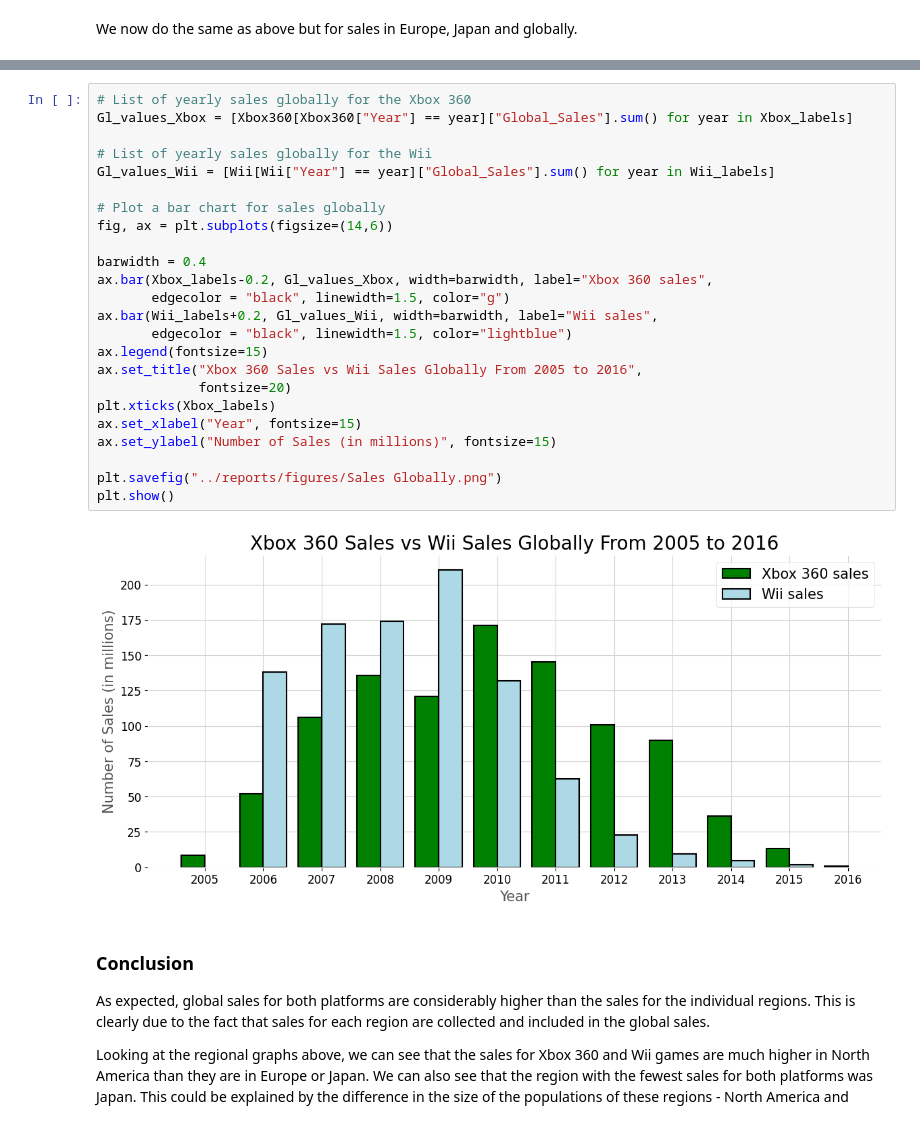
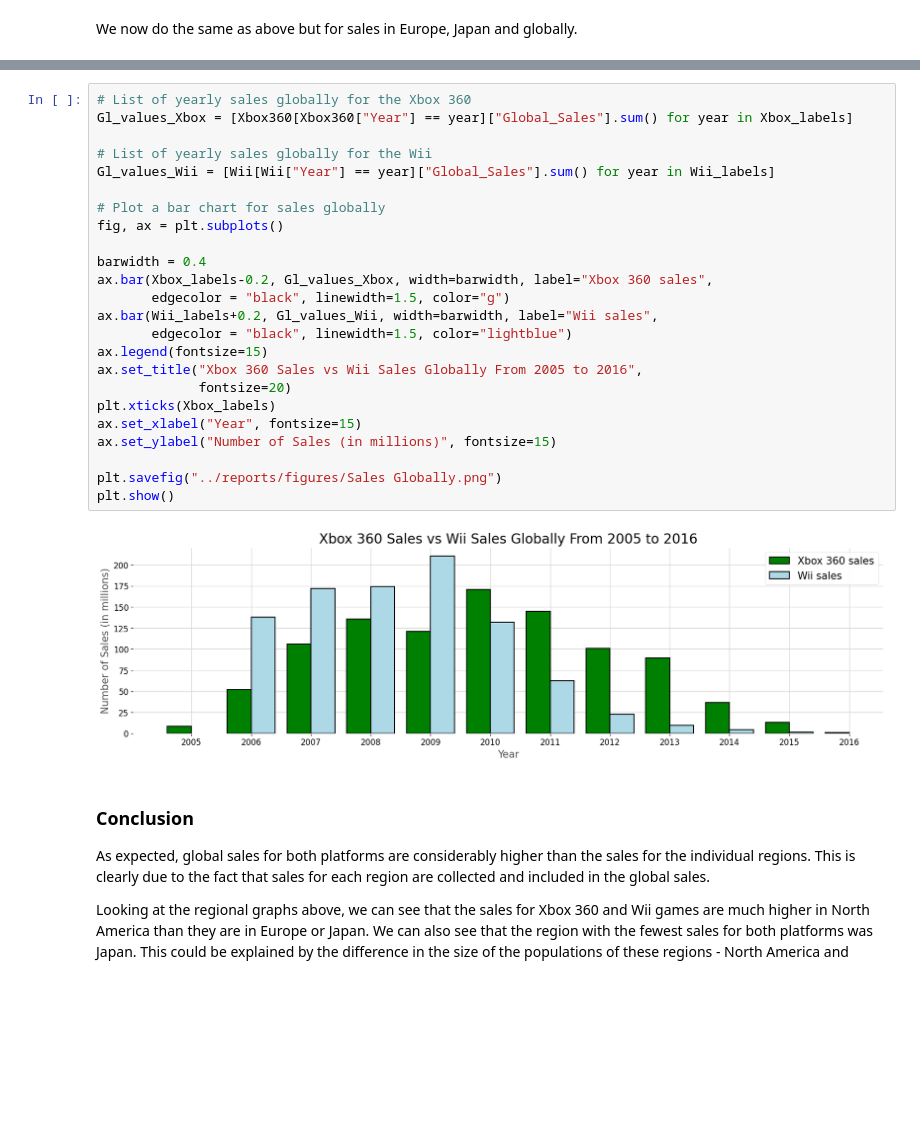
Before and after one commit to JoelCharlton09/Video-Games-Analysis, a Jupyter notebook: notebooks/Objective-1.ipynb, the cells around one changed output, grey strips where cells are left out. Drawn from its saved outputs; the diff is of its cells as text; blank space fills up the shorter version.

```diff
--- a/notebooks/Objective-1.ipynb
+++ b/notebooks/Objective-1.ipynb
@@ -147,29 +147,29 @@ plt.show()
 # %%
 # List of yearly sales globally for the Xbox 360
 Gl_values_Xbox = [Xbox360[Xbox360["Year"] == year]["Global_Sales"].sum() for year in Xbox_labels]
 
 # List of yearly sales globally for the Wii
 Gl_values_Wii = [Wii[Wii["Year"] == year]["Global_Sales"].sum() for year in Wii_labels]
 
 # Plot a bar chart for sales globally
-fig, ax = plt.subplots(figsize=(14,6))
+fig, ax = plt.subplots()
 
 barwidth = 0.4
 ax.bar(Xbox_labels-0.2, Gl_values_Xbox, width=barwidth, label="Xbox 360 sales",
        edgecolor = "black", linewidth=1.5, color="g")
 ax.bar(Wii_labels+0.2, Gl_values_Wii, width=barwidth, label="Wii sales",
        edgecolor = "black", linewidth=1.5, color="lightblue")
 ax.legend(fontsize=15)
 ax.set_title("Xbox 360 Sales vs Wii Sales Globally From 2005 to 2016",
              fontsize=20)
 plt.xticks(Xbox_labels)
 ax.set_xlabel("Year", fontsize=15)
 ax.set_ylabel("Number of Sales (in millions)", fontsize=15)
 
 plt.savefig("../reports/figures/Sales Globally.png")
 plt.show()
 # %% [output]
-[figure, old version]
+[figure, new version]
 # %% [markdown]
 ### Conclusion
 
```
Also changed, not shown: parts of 2 cells of this notebook.
